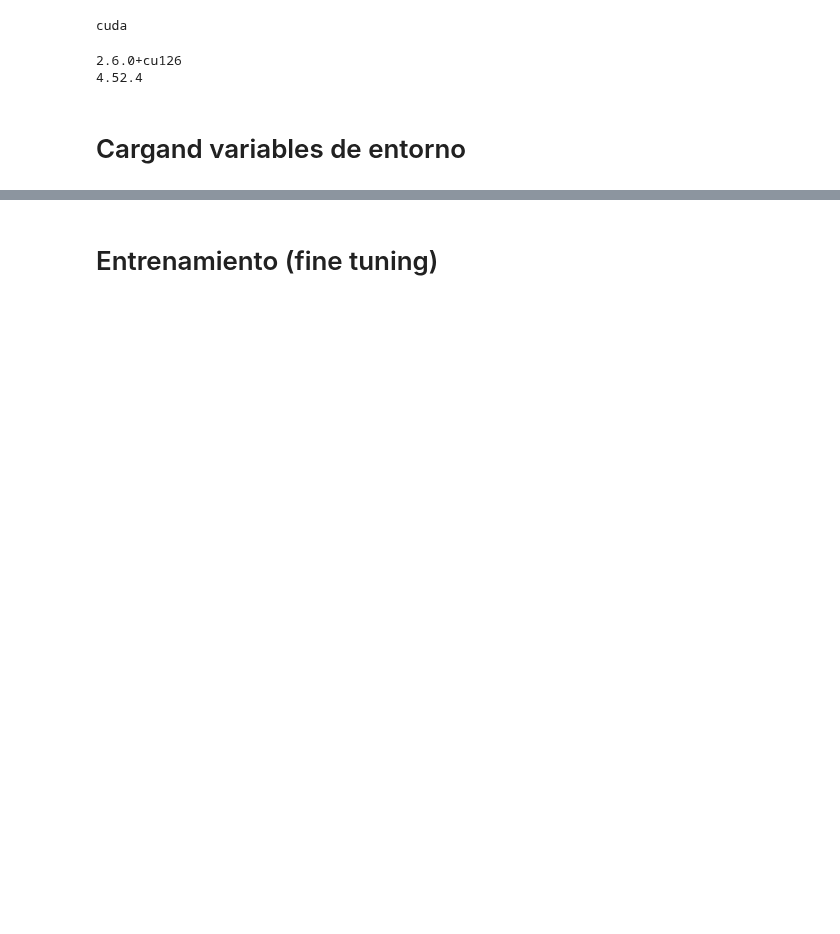
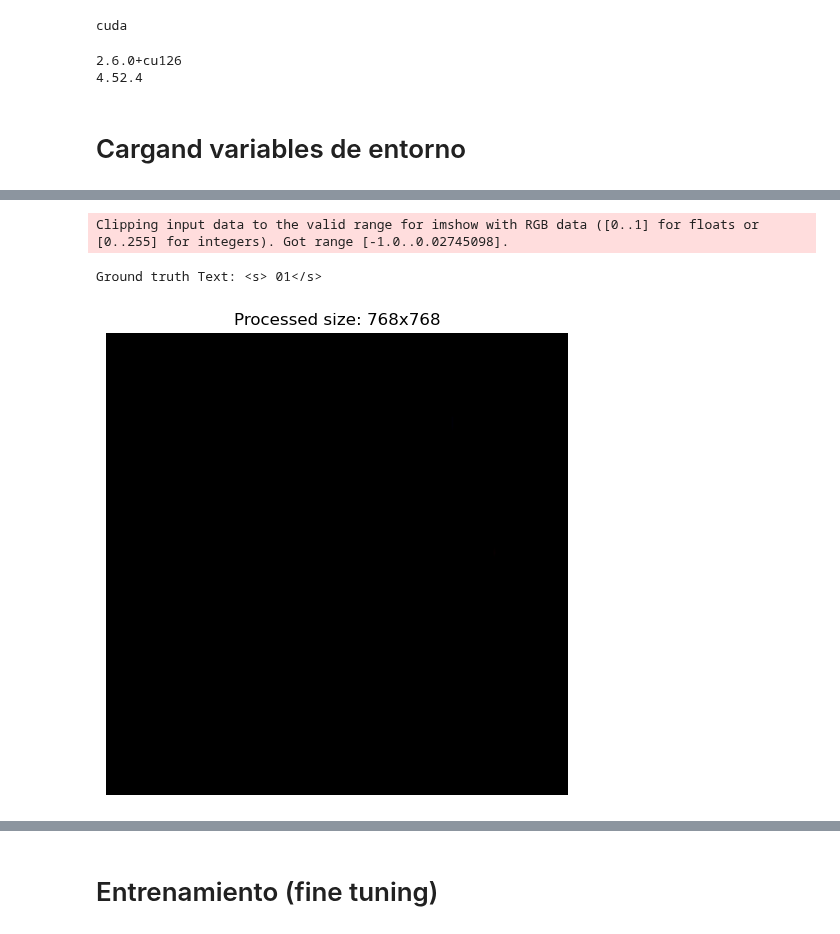
Before and after one commit to qagustina/vpc3-proyecto, a Jupyter notebook: vpc3_proyecto/model_training/donut_fine_tuning.ipynb, the cells around one changed output, grey strips where cells are left out. Saved outputs shown, nothing was run; the diff lists cells and outputs as text; code cells hidden in the pictures; blank space fills up the shorter version.

```diff
--- a/vpc3_proyecto/model_training/donut_fine_tuning.ipynb
+++ b/vpc3_proyecto/model_training/donut_fine_tuning.ipynb
@@ -97,11 +93,13 @@ CHECKPOINT_DIR: ✅ /home/juan/CEIA/vpc3-proyecto/vpc3_proyecto/models
 # %%
 from transformers import DonutProcessor, VisionEncoderDecoderModel
 
-processor = DonutProcessor.from_pretrained("naver-clova-ix/donut-base-finetuned-cord-v2")
+processor = DonutProcessor.from_pretrained("naver-clova-ix/donut-base",do_resize=True,size=(768,768),use_fast=True)
 
-model = VisionEncoderDecoderModel.from_pretrained("naver-clova-ix/donut-base-finetuned-cord-v2")
+model = VisionEncoderDecoderModel.from_pretrained("naver-clova-ix/donut-base")
 
-# 1. First fix the model configuration
-model.config.decoder_start_token_id = processor.tokenizer.pad_token_id
+
+
+model.config.decoder_start_token_id = processor.tokenizer.cls_token_id
 model.config.pad_token_id = processor.tokenizer.pad_token_id
+model.config.vocab_size = model.config.decoder.vocab_size
 # %% [output]
@@ -120,3 +243,30 @@ val_dataset.__len__()
+# %%
+from matplotlib import pyplot as plt
+from PIL import Image
+sample = train_dataset[0]
+
+first_text = processor.tokenizer.decode(sample["labels"][sample["labels"] != -100])  # Decode the text labels
+
+# If you want to see the actual PIL image before processing:
+original_image = Image.open(sample["img_path"]).convert("RGB")
+
+# Display results
+print("Ground truth Text:", first_text)
+original_image.show()
+
+# Processed (resized) image
+processed = processor(original_image, return_tensors="pt").pixel_values.squeeze(0)  # [C, H, W]
+processed_image = processed.permute(1, 2, 0).numpy()  # [H, W, C]
+
+plt.figure(figsize=(6, 6))
+plt.imshow(processed_image)
+plt.title(f"Processed size: {processed.shape[1]}x{processed.shape[2]}")
+plt.axis('off')
+plt.show()
+# %% [output]
+Clipping input data to the valid range for imshow with RGB data ([0..1] for floats or [0..255] for integers). Got range [-1.0..0.02745098].
+Ground truth Text: <s> 01</s>
+[figure, added]
 # %%
 train_dataset.__len__()
 # %% [output]
```
Also changed, not shown: parts of 19 cells of this notebook, 1 other file.
